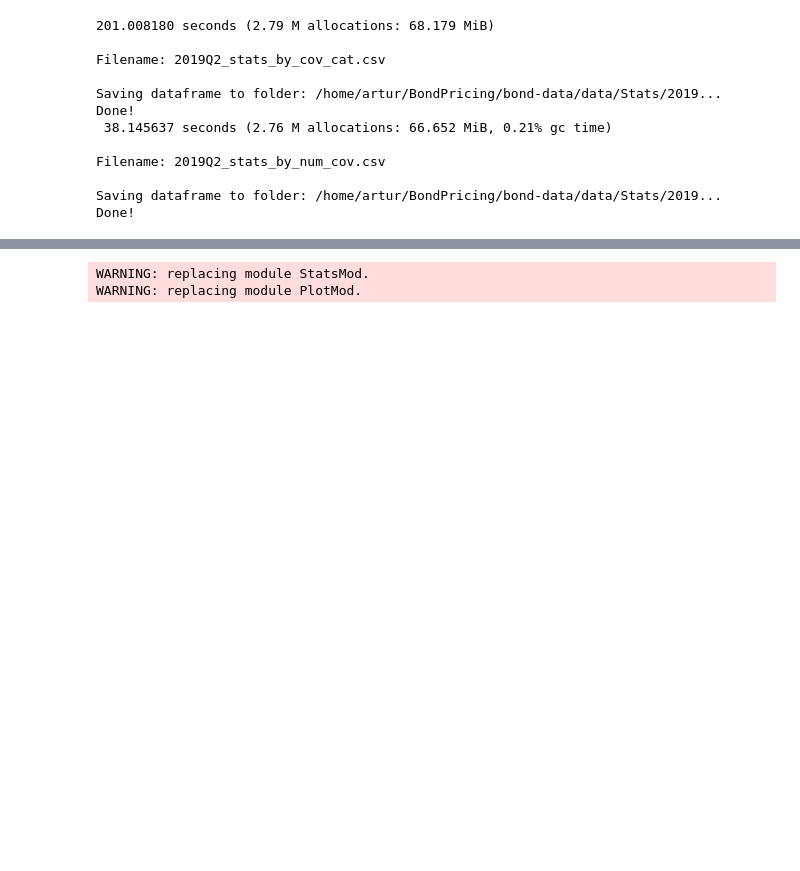
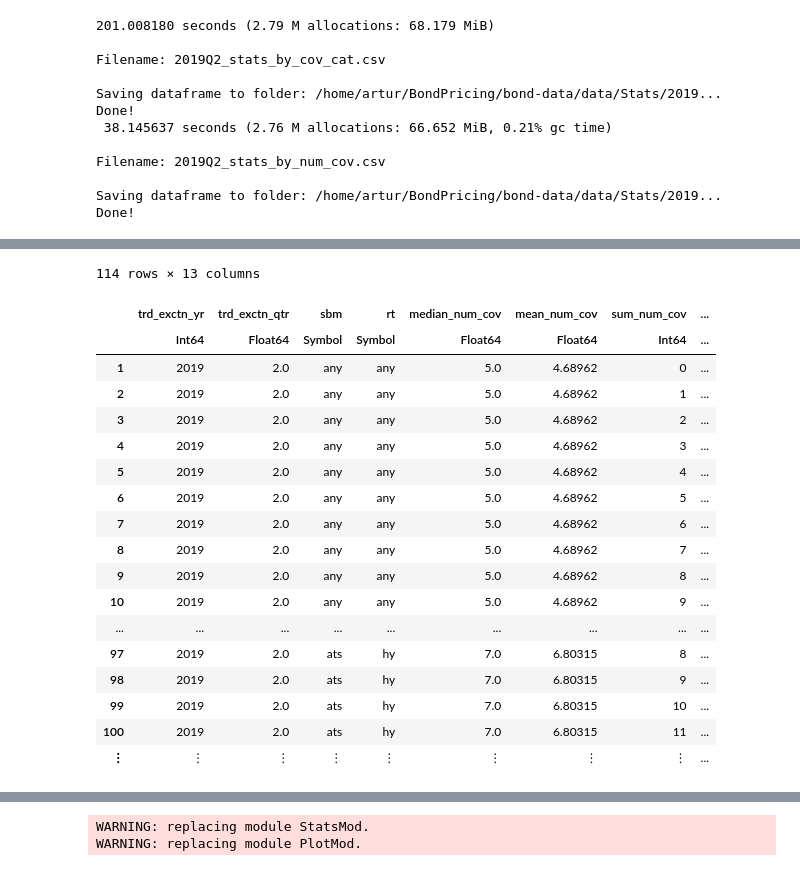
Before and after one commit to acbezerra/bond-data, a Jupyter notebook: notebooks/bond-stats-analysis.ipynb, the cells around one changed output, grey strips where cells are left out. Cells and saved outputs as stored; diff of their text form; code cells hidden in the pictures; blank space fills up the shorter version.

Commit message:
fixed bug in the computation of num_cov stats

```diff
--- a/notebooks/bond-stats-analysis.ipynb
+++ b/notebooks/bond-stats-analysis.ipynb
@@ -306,0 +442,36 @@ Done!
+# %%
+dto = DataMod.data_obj_constructor()
+
+# Generate Trade Execution Quarter variable:
+if !(:trd_exctn_qtr in Symbol.(names(fdf)))
+    fdf[!, :trd_exctn_qtr] .= Int64.(ceil.(fdf[!, :trd_exctn_mo]/3))
+end
+
+# Groupby Date Variables:
+date_cols = [:trd_exctn_yr, :trd_exctn_qtr]
+# Form combinations of ATS, IG and COVENANT filters
+combdf =  StatsMod.get_filter_combinations()
+
+# Select cols and create smk indicator variable: ERROR HERE!!!!
+ffdf = StatsMod.filter_selected(fdf; date_cols=date_cols)
+
+# STATS BY COVENANT CATEGORIES #######################################
+dfl_qtr = @time fetch(Distributed.@spawn [StatsMod.stats_generator(ffdf,
+                                       StatsMod.dfrow2dict(combdf, row);
+                                       groupby_date_cols=date_cols)
+                          for row in 1:size(combdf, 1)])
+scc = sort(vcat(dfl_qtr...), names(combdf))
+scc = StatsMod.gen_sbm_rt_cvt_cat_vars(scc)
+StatsMod.save_stats_data(dto, scc)
+
+# STATS BY NUMBER OF COVENANTS #######################################
+fdf[!, :sum_num_cov] .= sum([fdf[:, Symbol(:cg, x)] for x in 1:15])
+dfl = []
+combdf =  StatsMod.get_filter_combinations()
+combdf = StatsMod.gen_sbm_rt_cvt_cat_vars(combdf)
+
+dfl = @time fetch(Distributed.@spawn [StatsMod.compute_stats_by_num_cov(fdf, sbm, rt, combdf) for
+                    sbm in [:any, :ats, :otc], rt in [:any, :ig, :hy]])
+
+snc = vcat(dfl...)
+StatsMod.save_stats_data(dto, snc)
@@ -306,0 +504,22 @@ Done!
+# %%
+snc
+# %% [output]
+114 rows × 13 columns
+|  | trd_exctn_yr | trd_exctn_qtr | sbm | rt | median_num_cov | mean_num_cov | sum_num_cov | ... |
+|  | Int64 | Float64 | Symbol | Symbol | Float64 | Float64 | Int64 | ... |
+| 1 | 2019 | 2.0 | any | any | 5.0 | 4.68962 | 0 | ... |
+| 2 | 2019 | 2.0 | any | any | 5.0 | 4.68962 | 1 | ... |
+| 3 | 2019 | 2.0 | any | any | 5.0 | 4.68962 | 2 | ... |
+| 4 | 2019 | 2.0 | any | any | 5.0 | 4.68962 | 3 | ... |
+| 5 | 2019 | 2.0 | any | any | 5.0 | 4.68962 | 4 | ... |
+| 6 | 2019 | 2.0 | any | any | 5.0 | 4.68962 | 5 | ... |
+| 7 | 2019 | 2.0 | any | any | 5.0 | 4.68962 | 6 | ... |
+| 8 | 2019 | 2.0 | any | any | 5.0 | 4.68962 | 7 | ... |
+| 9 | 2019 | 2.0 | any | any | 5.0 | 4.68962 | 8 | ... |
+| 10 | 2019 | 2.0 | any | any | 5.0 | 4.68962 | 9 | ... |
+| ... | ... | ... | ... | ... | ... | ... | ... | ... |
+| 97 | 2019 | 2.0 | ats | hy | 7.0 | 6.80315 | 8 | ... |
+| 98 | 2019 | 2.0 | ats | hy | 7.0 | 6.80315 | 9 | ... |
+| 99 | 2019 | 2.0 | ats | hy | 7.0 | 6.80315 | 10 | ... |
+| 100 | 2019 | 2.0 | ats | hy | 7.0 | 6.80315 | 11 | ... |
+| ⋮ | ⋮ | ⋮ | ⋮ | ⋮ | ⋮ | ⋮ | ⋮ | ... |
```
Also changed, not shown: parts of 25 cells of this notebook, 28 other files.
